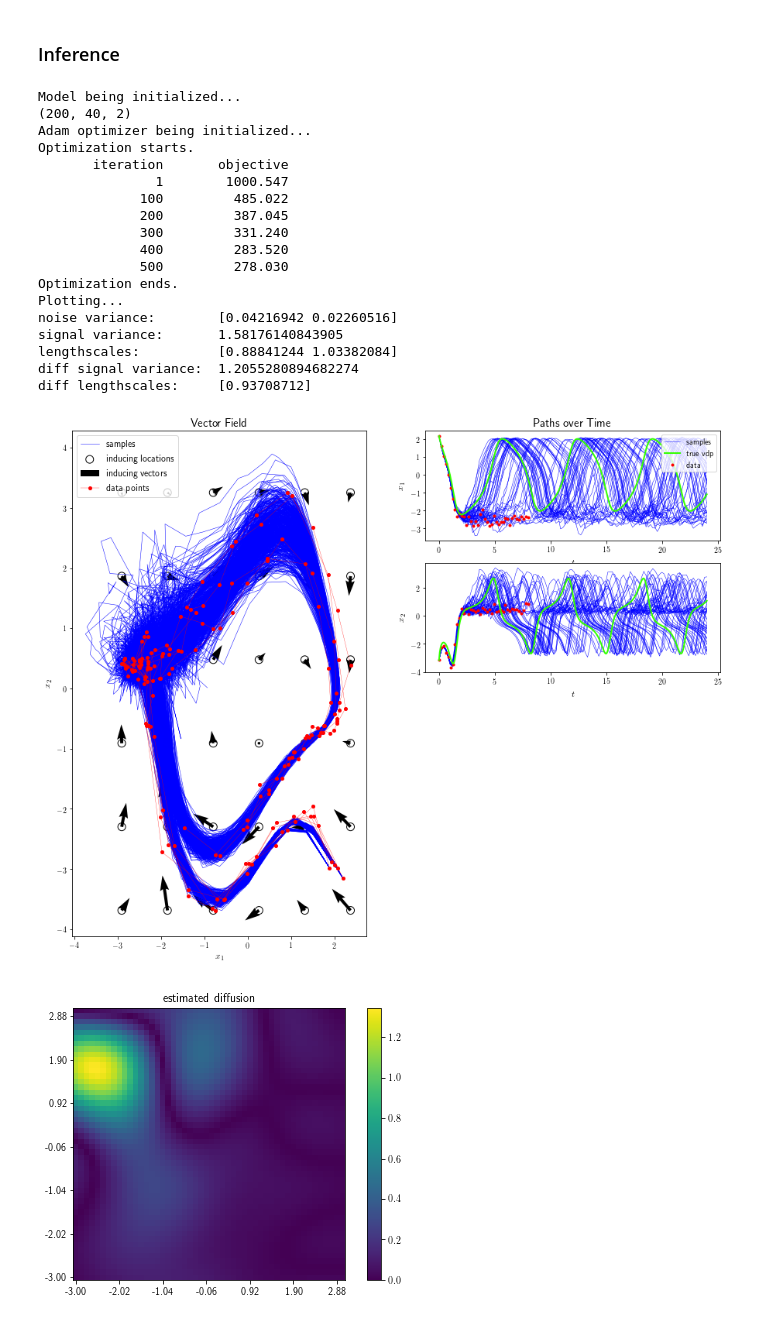
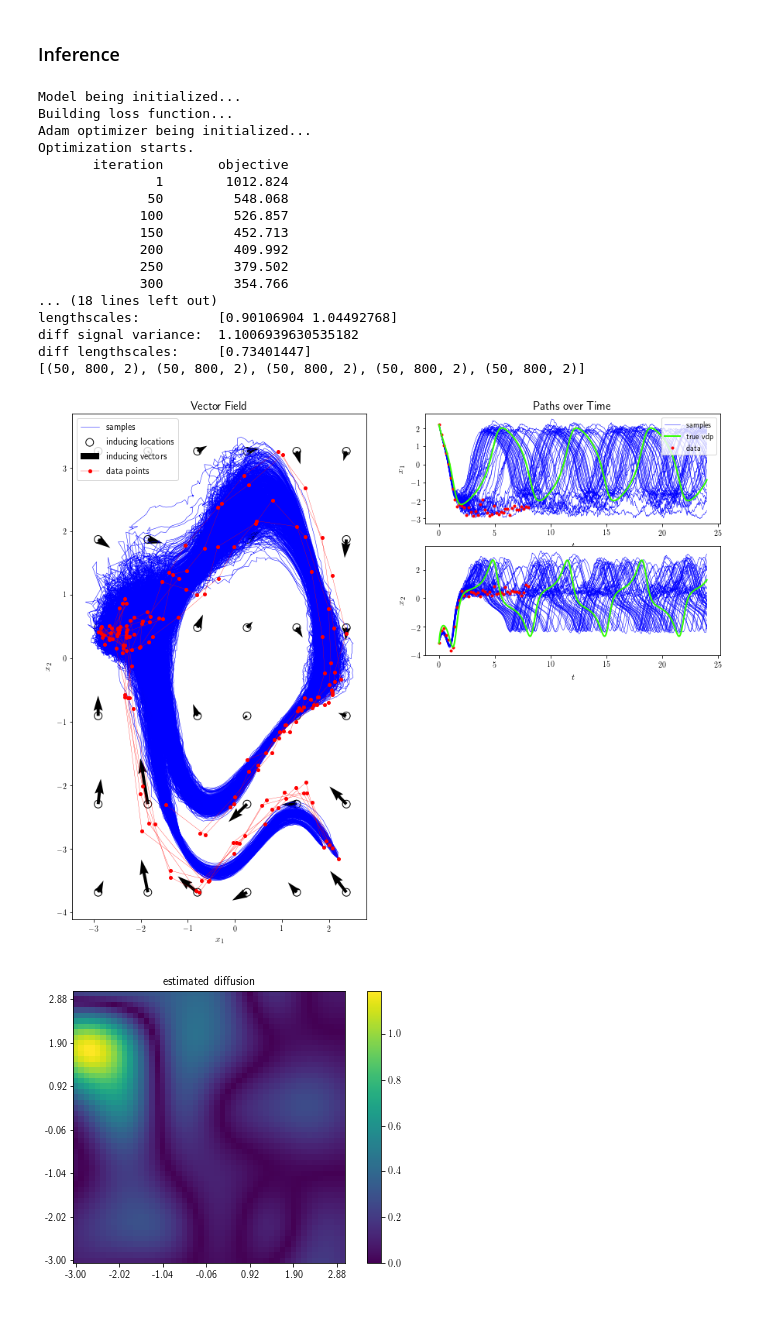
Before and after one commit to cagatayyildiz/npde, a Jupyter notebook: demo.ipynb, the cells around one changed output. Cells and saved outputs as stored; diff of their text form; code cells hidden in the pictures.

```diff
--- a/demo.ipynb
+++ b/demo.ipynb
@@ -99,8 +108,8 @@ x0,t,Y,X,D,f,g = gen_data('vdp-cdiff', Ny=[35,40,30], tend=8, nstd=0.1)
 # %% [markdown]
 ### Inference
 # %%
-# in order to constant diffusion, lengthscale of the diffusion process (ellg0) must be big
-npde = npde_fit(sess, t, Y, model='sde', sf0=1.0, ell0=np.ones(2), ellg0=[1e5], W=6,
-                ktype="id", Nw=50, num_iter=500, print_int=100, eta=0.02, plot_=True)
+# in order to constant diffusion, lengthscale of the diffusion process (ellg0) must be initialized to a big number
+npde = build_model(sess, t, Y, model='sde', sf0=1.0, ell0=np.ones(2), W=6, ellg0=[1e5], ktype="id")
+npde = fit_model(sess, npde, t, Y, Nw=100, num_iter=1000, print_every=50, eta=0.02, plot_=True)
 # %% [output]
 Model being initialized...
@@ -144,7 +152,7 @@ plt.title('npSDE mean future predictions',fontsize=16);
 x0 = [2,0]
 t = np.linspace(0,20,100)
 Nw = 100 # number of samples
-samples = npde.sample(Nw=100,x0=x0,t=t)
+samples = npde.sample(x0,t,Nw=100)
 samples = sess.run(samples)
 
 plt.figure(figsize=(12,5))
@@ -169,27 +177,25 @@ x0,t,Y,X,D,f,g = gen_data('vdp-sdiff', Ny=[40,30,40,30,30], tend=8, nstd=0.1)
 # %% [markdown]
 ### Inference
 # %%
-
-npde = npde_fit(sess, t, Y, model='sde', sf0=1.0, ell0=[1.0,1.0], ellg0=[1.0], W=6, ktype="id",
-                fix_Z=True, Nw=200, num_iter=500, print_int=100, eta=0.01, plot_=True)
+npde = build_model(sess, t, Y, model='sde', sf0=1.0, ell0=np.ones(2), W=6, ellg0=[1.0], ktype="id", fix_Z=True)
+npde = fit_model(sess, npde, t, Y, Nw=50, num_iter=1000, print_every=50, eta=0.01, plot_=True)
 # %% [output]
 Model being initialized...
-(200, 40, 2)
+Building loss function...
 Adam optimizer being initialized...
 Optimization starts.
        iteration       objective
-               1        1000.547
-             100         485.022
-             200         387.045
-             300         331.240
-             400         283.520
-             500         278.030
-Optimization ends.
-Plotting...
-noise variance:        [0.04216942 0.02260516]
-signal variance:       1.58176140843905
-lengthscales:          [0.88841244 1.03382084]
-diff signal variance:  1.2055280894682274
-diff lengthscales:     [0.93708712]
+               1        1012.824
+              50         548.068
+             100         526.857
+             150         452.713
+             200         409.992
+             250         379.502
+             300         354.766
+... (18 lines left out)
+lengthscales:          [0.90106904 1.04492768]
+diff signal variance:  1.1006939630535182
+diff lengthscales:     [0.73401447]
+[(50, 800, 2), (50, 800, 2), (50, 800, 2), (50, 800, 2), (50, 800, 2)]
-[figure, old version]
+[figure, new version]
-[figure, old version]
+[figure, new version]
```
Also changed, not shown: parts of 7 cells of this notebook, 5 other files.
